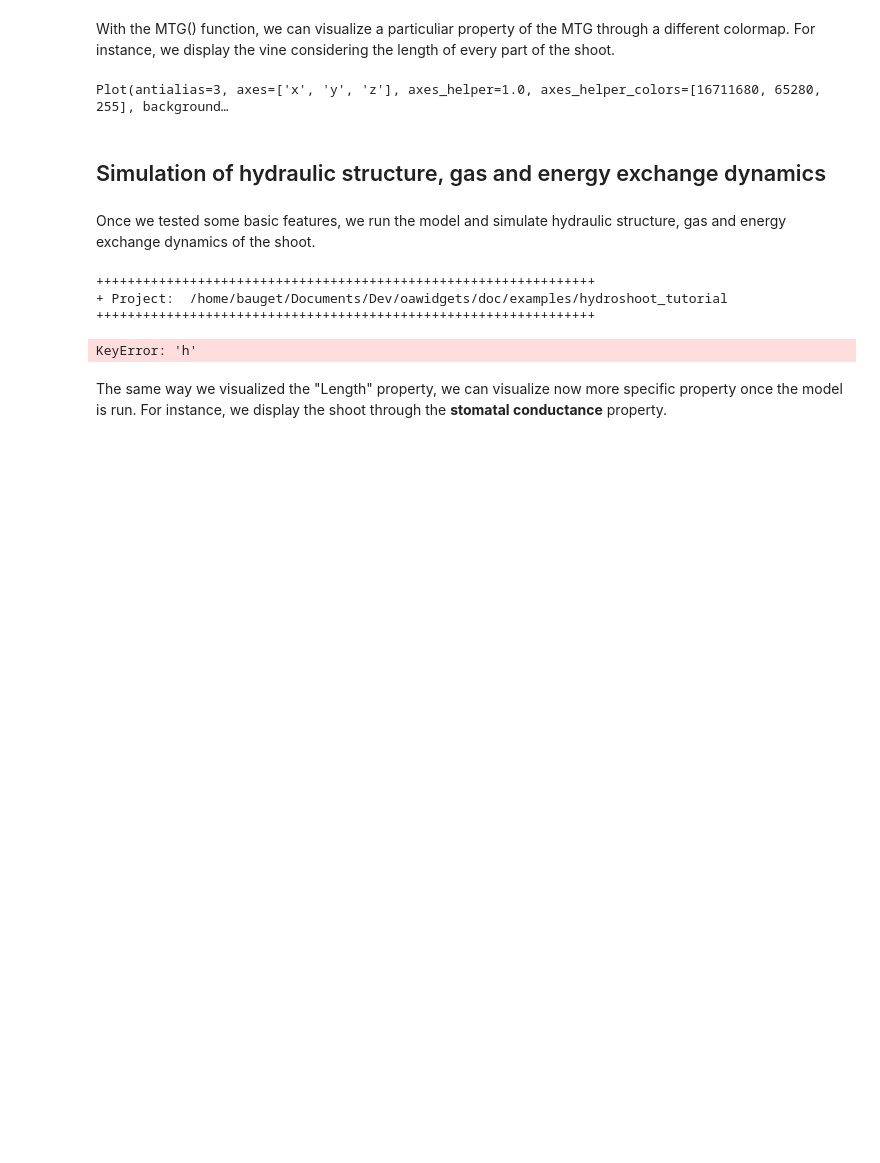
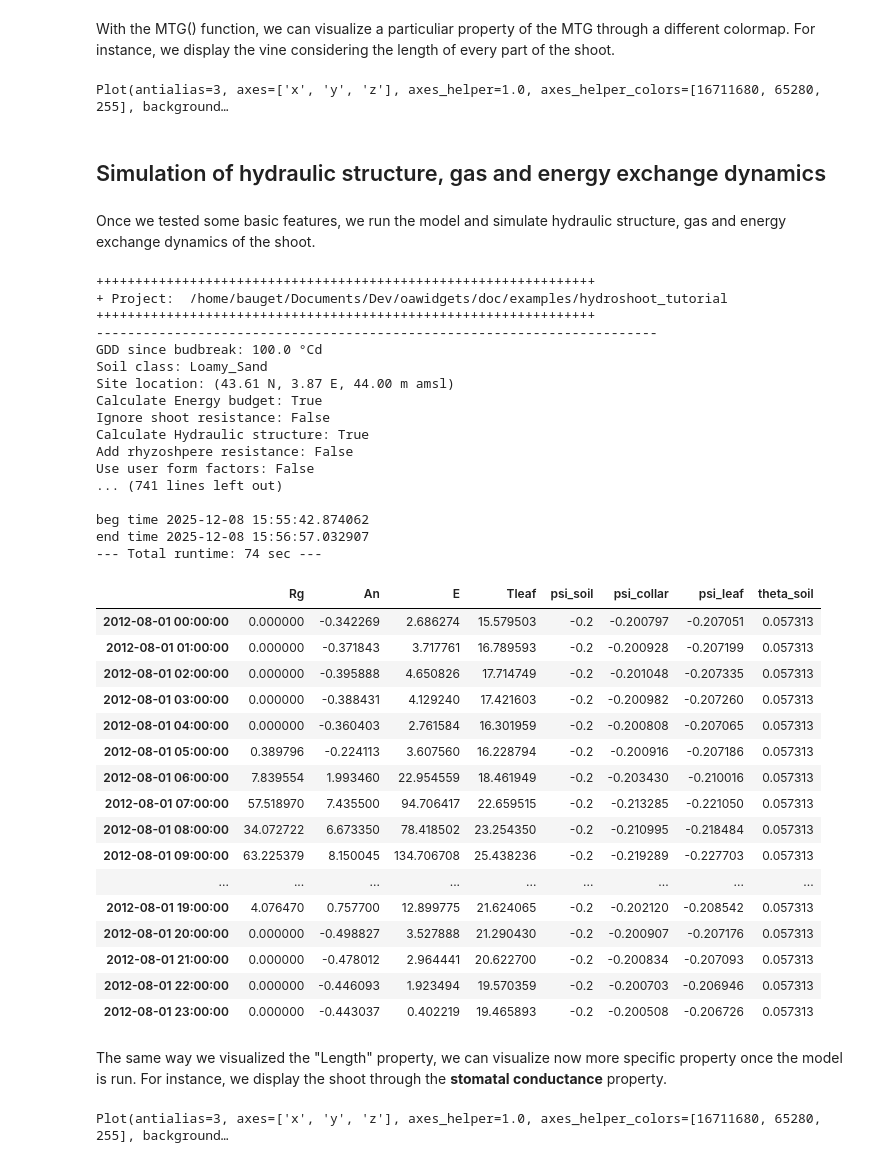
Before and after one commit to openalea-incubator/oawidgets, a Jupyter notebook: doc/examples/hydroshoot_tutorial/hydroshoot_grapevine.ipynb, the cells around one changed output. Drawn from its saved outputs; the diff is of its cells as text; code cells hidden in the pictures; blank space fills up the shorter version.

```diff
--- a/doc/examples/hydroshoot_tutorial/hydroshoot_grapevine.ipynb
+++ b/doc/examples/hydroshoot_tutorial/hydroshoot_grapevine.ipynb
@@ -65,14 +65,46 @@ Plot(antialias=3, axes=['x', 'y', 'z'], axes_helper=1.0, axes_helper_colors=[167
 # %% [markdown]
 Once we tested some basic features, we run the model and simulate hydraulic structure, gas and energy exchange dynamics of the shoot.
 # %%
-model.run(g, Path(getcwd()), scene)
+model.run(g, Path(getcwd()), Path(str(getcwd()) + '/meteo.input'), Scene = scene, psi_soil=-0.2, gdd_since_budbreak=100.)
 # %% [output]
 ++++++++++++++++++++++++++++++++++++++++++++++++++++++++++++++++
 + Project:  /home/bauget/Documents/Dev/oawidgets/doc/examples/hydroshoot_tutorial
 ++++++++++++++++++++++++++++++++++++++++++++++++++++++++++++++++
+------------------------------------------------------------------------
+GDD since budbreak: 100.0 °Cd
+Soil class: Loamy_Sand
+Site location: (43.61 N, 3.87 E, 44.00 m amsl)
+Calculate Energy budget: True
+Ignore shoot resistance: False
+Calculate Hydraulic structure: True
+Add rhyzoshpere resistance: False
+Use user form factors: False
+... (741 lines left out)
+
+beg time 2025-12-08 15:55:42.874062
+end time 2025-12-08 15:56:57.032907
+--- Total runtime: 74 sec ---
-KeyError: 'h'
+|  | Rg | An | E | Tleaf | psi_soil | psi_collar | psi_leaf | theta_soil |
+| 2012-08-01 00:00:00 | 0.000000 | -0.342269 | 2.686274 | 15.579503 | -0.2 | -0.200797 | -0.207051 | 0.057313 |
+| 2012-08-01 01:00:00 | 0.000000 | -0.371843 | 3.717761 | 16.789593 | -0.2 | -0.200928 | -0.207199 | 0.057313 |
+| 2012-08-01 02:00:00 | 0.000000 | -0.395888 | 4.650826 | 17.714749 | -0.2 | -0.201048 | -0.207335 | 0.057313 |
+| 2012-08-01 03:00:00 | 0.000000 | -0.388431 | 4.129240 | 17.421603 | -0.2 | -0.200982 | -0.207260 | 0.057313 |
+| 2012-08-01 04:00:00 | 0.000000 | -0.360403 | 2.761584 | 16.301959 | -0.2 | -0.200808 | -0.207065 | 0.057313 |
+| 2012-08-01 05:00:00 | 0.389796 | -0.224113 | 3.607560 | 16.228794 | -0.2 | -0.200916 | -0.207186 | 0.057313 |
+| 2012-08-01 06:00:00 | 7.839554 | 1.993460 | 22.954559 | 18.461949 | -0.2 | -0.203430 | -0.210016 | 0.057313 |
+| 2012-08-01 07:00:00 | 57.518970 | 7.435500 | 94.706417 | 22.659515 | -0.2 | -0.213285 | -0.221050 | 0.057313 |
+| 2012-08-01 08:00:00 | 34.072722 | 6.673350 | 78.418502 | 23.254350 | -0.2 | -0.210995 | -0.218484 | 0.057313 |
+| 2012-08-01 09:00:00 | 63.225379 | 8.150045 | 134.706708 | 25.438236 | -0.2 | -0.219289 | -0.227703 | 0.057313 |
+| ... | ... | ... | ... | ... | ... | ... | ... | ... |
+| 2012-08-01 19:00:00 | 4.076470 | 0.757700 | 12.899775 | 21.624065 | -0.2 | -0.202120 | -0.208542 | 0.057313 |
+| 2012-08-01 20:00:00 | 0.000000 | -0.498827 | 3.527888 | 21.290430 | -0.2 | -0.200907 | -0.207176 | 0.057313 |
+| 2012-08-01 21:00:00 | 0.000000 | -0.478012 | 2.964441 | 20.622700 | -0.2 | -0.200834 | -0.207093 | 0.057313 |
+| 2012-08-01 22:00:00 | 0.000000 | -0.446093 | 1.923494 | 19.570359 | -0.2 | -0.200703 | -0.206946 | 0.057313 |
+| 2012-08-01 23:00:00 | 0.000000 | -0.443037 | 0.402219 | 19.465893 | -0.2 | -0.200508 | -0.206726 | 0.057313 |
 # %% [markdown]
 The same way we visualized the "Length" property, we can visualize now more specific property once the model is run.
 For instance, we display the shoot through the **stomatal conductance** property.
 # %%
 MTG(g, 'gs')
+# %% [output]
+Plot(antialias=3, axes=['x', 'y', 'z'], axes_helper=1.0, axes_helper_colors=[16711680, 65280, 255], background…
```
Also changed, not shown: parts of 1 cell of this notebook, 2 other files.
